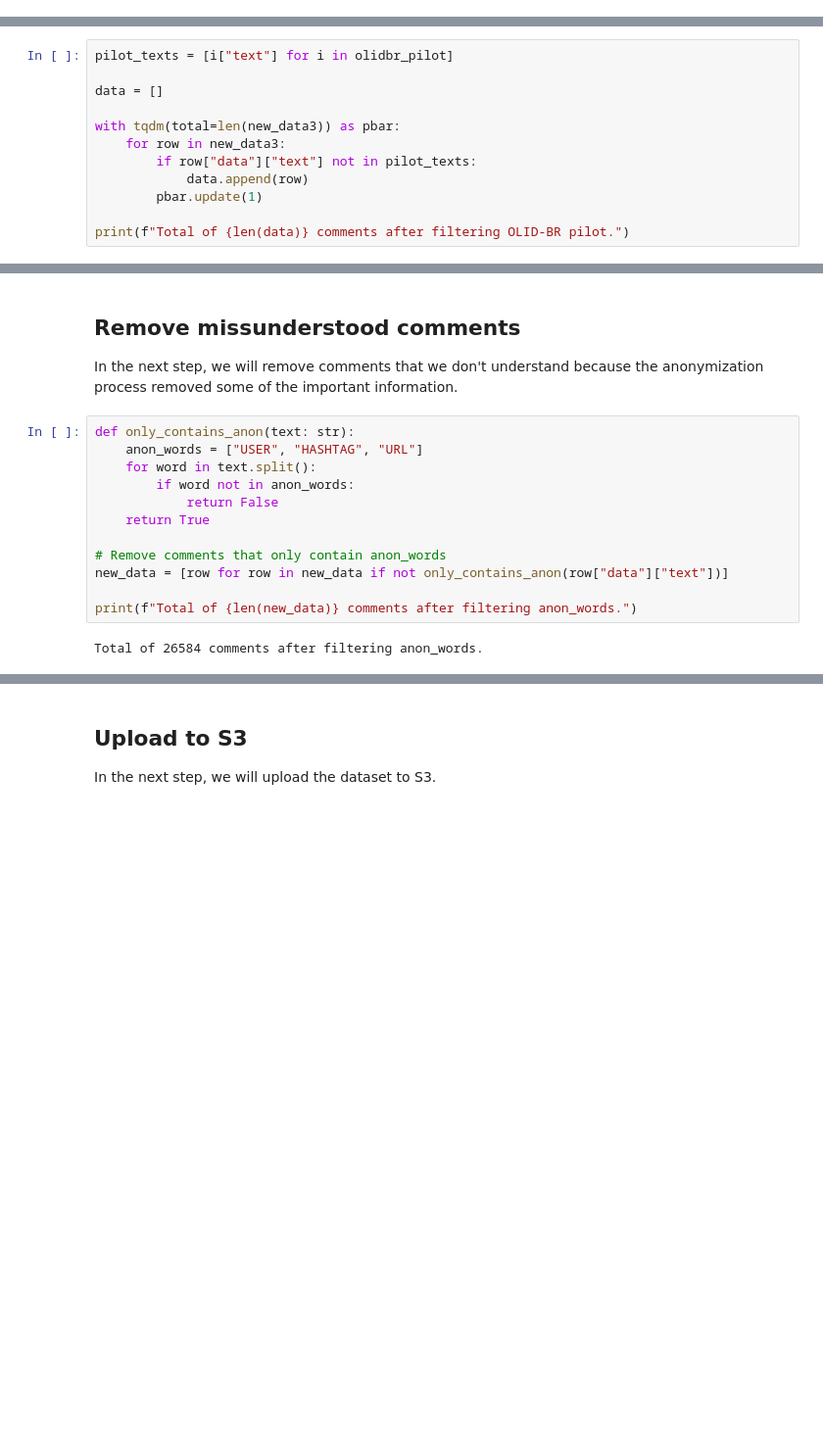
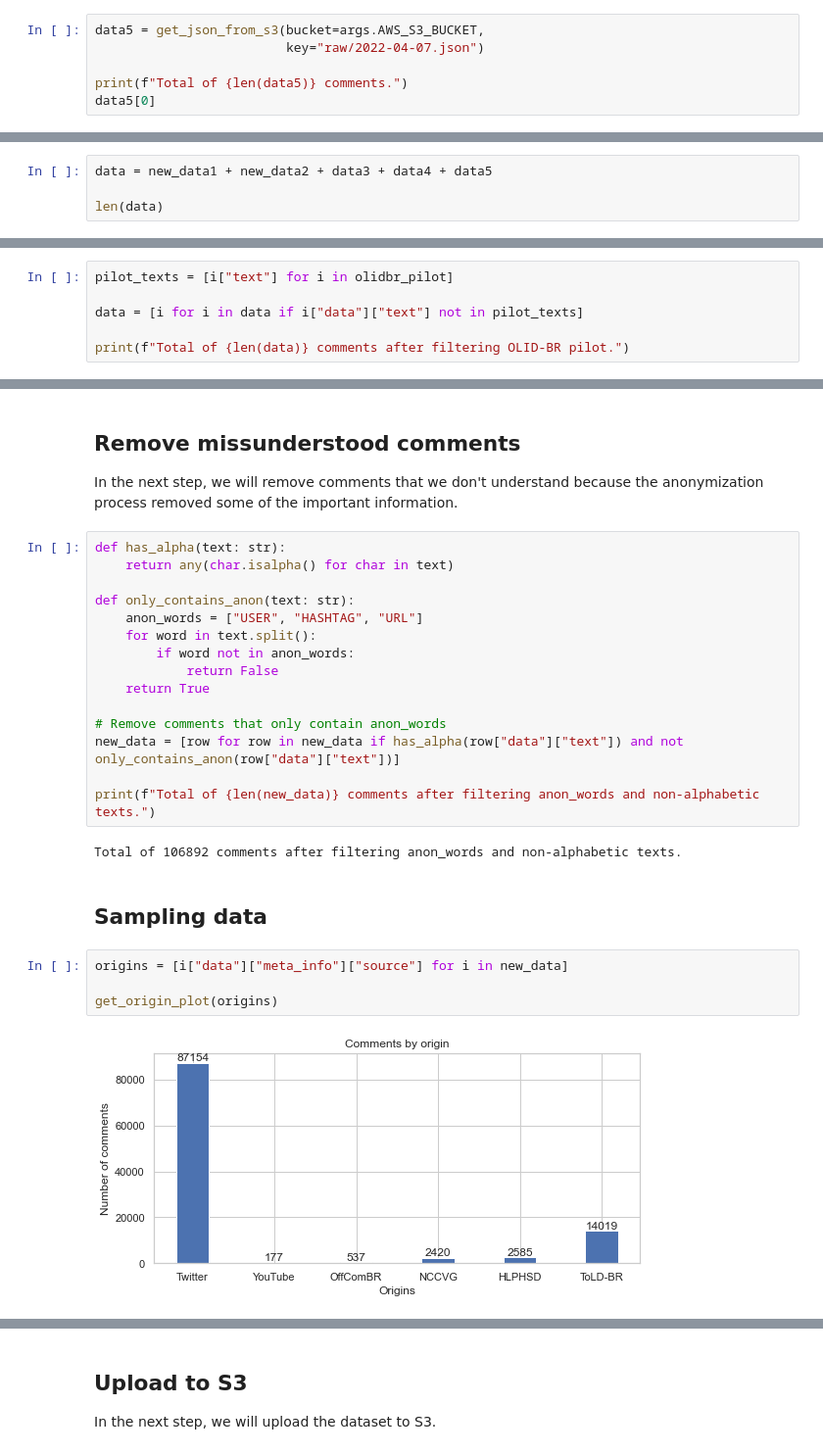
Before and after one commit to DougTrajano/olid-br, a Jupyter notebook: notebooks/processing/unlabeled_data.ipynb, the cells around one changed output, grey strips where cells are left out. Shown at 98% size. Saved outputs shown, nothing was run; the diff lists cells and outputs as text; blank space fills up the shorter version.

```diff
--- a/notebooks/processing/unlabeled_data.ipynb
+++ b/notebooks/processing/unlabeled_data.ipynb
@@ -138,0 +194,6 @@ len(new_data3)
+# %%
+data5 = get_json_from_s3(bucket=args.AWS_S3_BUCKET,
+                         key="raw/2022-04-07.json")
+
+print(f"Total of {len(data5)} comments.")
+data5[0]
@@ -138,0 +213,4 @@ len(new_data3)
+# %%
+data = new_data1 + new_data2 + data3 + data4 + data5
+
+len(data)
@@ -170,13 +250,7 @@ Total of 706 comments.
 # %%
 pilot_texts = [i["text"] for i in olidbr_pilot]
 
-data = []
-
-with tqdm(total=len(new_data3)) as pbar:
-    for row in new_data3:
-        if row["data"]["text"] not in pilot_texts:
-            data.append(row)
-        pbar.update(1)
+data = [i for i in data if i["data"]["text"] not in pilot_texts]
 
 print(f"Total of {len(data)} comments after filtering OLID-BR pilot.")
 # %% [output]
@@ -242,6 +316,9 @@ Total of 26619 comments after filtering duplicates.
 
 In the next step, we will remove comments that we don't understand because the anonymization process removed some of the important information.
 # %%
+def has_alpha(text: str):
+    return any(char.isalpha() for char in text)
+
 def only_contains_anon(text: str):
     anon_words = ["USER", "HASHTAG", "URL"]
     for word in text.split():
@@ -250,8 +327,16 @@ def only_contains_anon(text: str):
     return True
 
 # Remove comments that only contain anon_words
-new_data = [row for row in new_data if not only_contains_anon(row["data"]["text"])]
+new_data = [row for row in new_data if has_alpha(row["data"]["text"]) and not only_contains_anon(row["data"]["text"])]
 
-print(f"Total of {len(new_data)} comments after filtering anon_words.")
+print(f"Total of {len(new_data)} comments after filtering anon_words and non-alphabetic texts.")
 # %% [output]
-Total of 26584 comments after filtering anon_words.
+Total of 106892 comments after filtering anon_words and non-alphabetic texts.
+# %% [markdown]
+## Sampling data
+# %%
+origins = [i["data"]["meta_info"]["source"] for i in new_data]
+
+get_origin_plot(origins)
+# %% [output]
+[figure, added]
```
Also changed, not shown: parts of 25 cells of this notebook, 15 other files.
